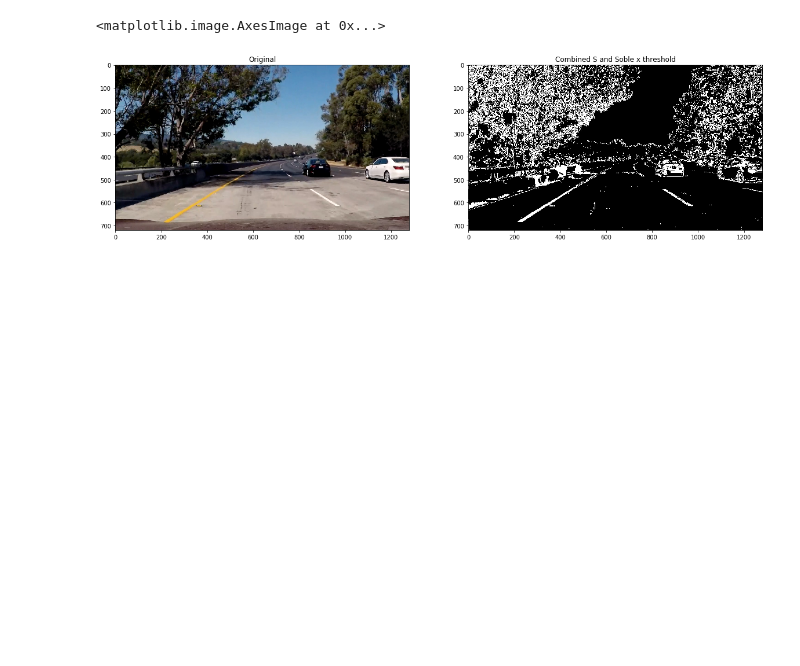
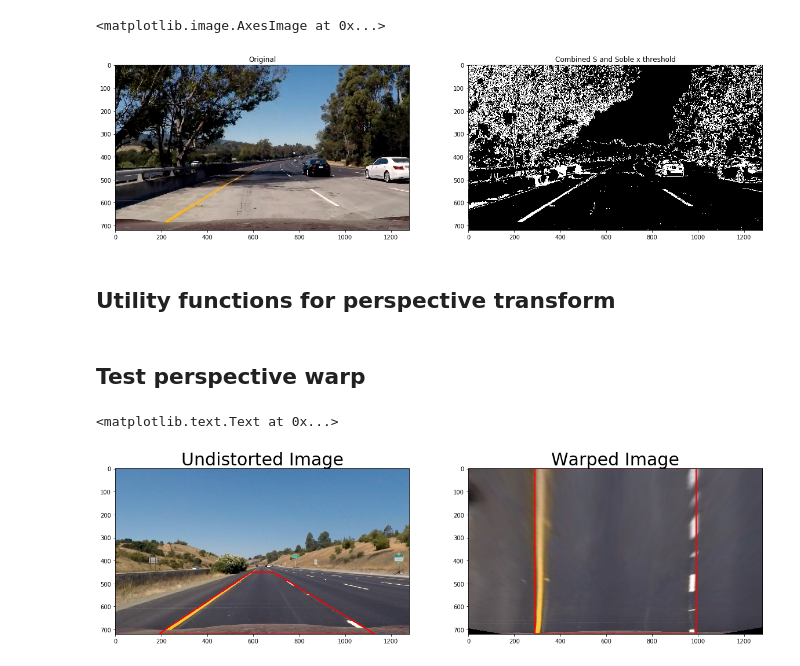
Before and after one commit to lubert/CarND-Advanced-Lane-Lines, a Jupyter notebook: Advanced Lane Detection.ipynb, the cells around one changed output. Saved outputs shown, nothing was run; the diff lists cells and outputs as text; code cells hidden in the pictures; blank space fills up the shorter version.

Commit message:
Add perspective warping

```diff
--- a/Advanced Lane Detection.ipynb
+++ b/Advanced Lane Detection.ipynb
@@ -61,7 +62,7 @@ images = ['camera_cal/calibration2.jpg']
 print(images)
 
 # Get calibration params
-ret, mtx, dist, rvecs, tvecs = calibrate_camera(images, rows, cols)
+mtx, dist = calibrate_camera(images, rows, cols)
 
 # Test undistortion on an image
 #img = cv2.imread('test_images/test1.jpg')
@@ -121,3 +121,52 @@ ax2.imshow(combined_binary, cmap='gray')
 # %% [output]
 <matplotlib.image.AxesImage at 0x...>
 [figure]
+# %% [markdown]
+## Utility functions for perspective transform
+# %%
+def src_dst(img):
+    rows = img.shape[0] - 1
+    cols = img.shape[1] - 1
+    midx = cols // 2
+    midy = rows // 2
+    # Define 4 source points
+    top = 46
+    bottom = 470
+    height = 270
+    boffset = 20
+    toffset = 0
+    src = [[midx-bottom+boffset,rows],[midx-top+toffset,rows-height],[midx+top+toffset,rows-height],[midx+bottom+boffset,rows]]
+    # Define 4 destination points
+    width = 350
+    dst = [[midx-width,rows],[midx-width,0],[midx+width,0],[midx+width,rows]]
+    return src, dst
+
+def lane_transform(img, src, dst):
+    M = cv2.getPerspectiveTransform(np.array(src, np.float32), np.array(dst, np.float32))
+    img_size = (img.shape[1], img.shape[0])
+    warped = cv2.warpPerspective(copy, M, img_size, flags=cv2.INTER_LINEAR)
+    return warped
+# %% [markdown]
+## Test perspective warp
+# %%
+# Read in an image, you can also try test1.jpg or test4.jpg
+image = cv2.imread('test_images/straight_lines1.jpg')
+image = cv2.cvtColor(image, cv2.COLOR_BGR2RGB)
+undist = cv2.undistort(image, mtx, dist, None, mtx)
+src, dst = src_dst(undist)
+warped = lane_transform(undist, src, dst)
+
+undist_copy = undist.copy()
+warped_copy = warped.copy()
+cv2.polylines(undist_copy,[np.array(src, np.int32).reshape((-1,1,2))],True,(255,0,0), 4)
+cv2.polylines(warped_copy,[np.array(dst, np.int32).reshape((-1,1,2))],True,(255,0,0), 4)
+
+# Visualize undistortion
+f, (ax1, ax2) = plt.subplots(1, 2, figsize=(20,10))
+ax1.imshow(undist_copy)
+ax1.set_title('Undistorted Image', fontsize=30)
+ax2.imshow(warped_copy)
+ax2.set_title('Warped Image', fontsize=30)
+# %% [output]
+<matplotlib.text.Text at 0x...>
+[figure, added]
```
Also changed, not shown: parts of 2 cells of this notebook.
